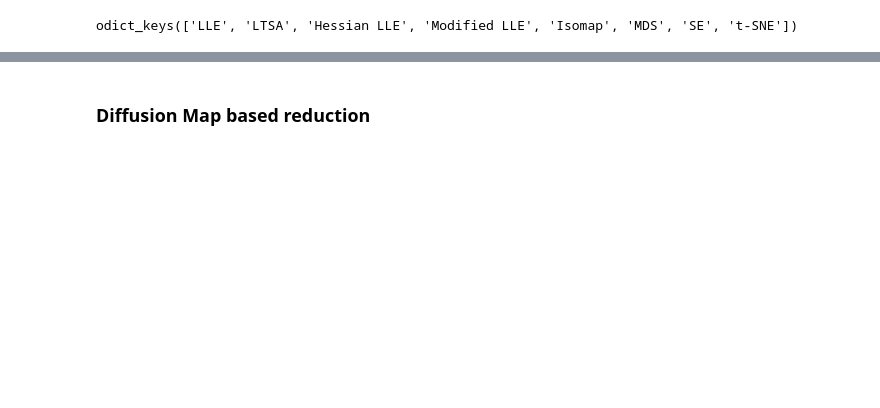
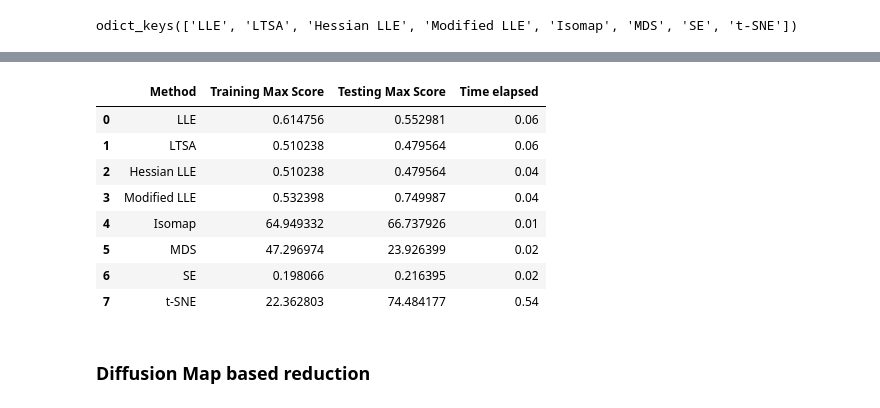
Before and after one commit to rahulrajpl/bluetrack, a Jupyter notebook: Misc Models/TimeSeries-with all manifold learning methods from scikit learn.ipynb, the cells around one changed output, grey strips where cells are left out. Cells and saved outputs as stored; diff of their text form; code cells hidden in the pictures; blank space fills up the shorter version.

```diff
--- a/Misc Models/TimeSeries-with all manifold learning methods from scikit learn.ipynb
+++ b/Misc Models/TimeSeries-with all manifold learning methods from scikit learn.ipynb
@@ -286,3 +123,20 @@ fig.update_layout(showlegend=False)
+# %%
+cols=['Method',
+ 'Training Max Score',
+ 'Testing Max Score',
+ 'Time elapsed']
+# %%
+result[cols]
+# %% [output]
+|  | Method | Training Max Score | Testing Max Score | Time elapsed |
+| 0 | LLE | 0.614756 | 0.552981 | 0.06 |
+| 1 | LTSA | 0.510238 | 0.479564 | 0.06 |
+| 2 | Hessian LLE | 0.510238 | 0.479564 | 0.04 |
+| 3 | Modified LLE | 0.532398 | 0.749987 | 0.04 |
+| 4 | Isomap | 64.949332 | 66.737926 | 0.01 |
+| 5 | MDS | 47.296974 | 23.926399 | 0.02 |
+| 6 | SE | 0.198066 | 0.216395 | 0.02 |
+| 7 | t-SNE | 22.362803 | 74.484177 | 0.54 |
 # %% [markdown]
 ### Diffusion Map based reduction
 # %%
```
Also changed, not shown: parts of 26 cells of this notebook.
